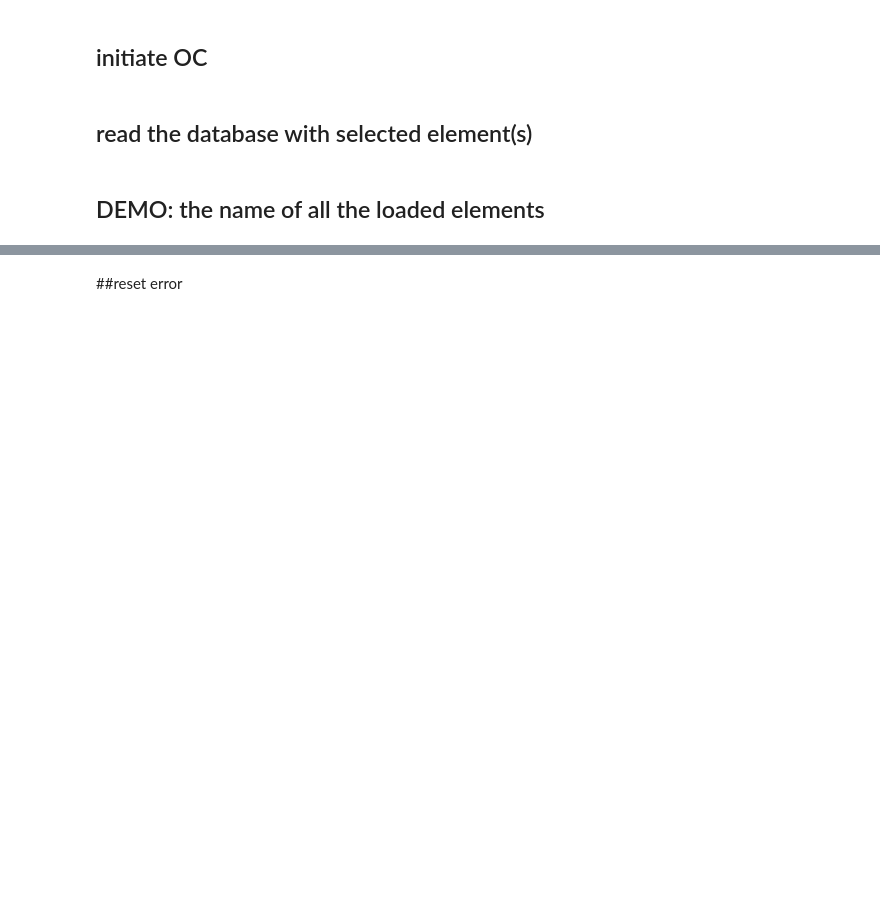
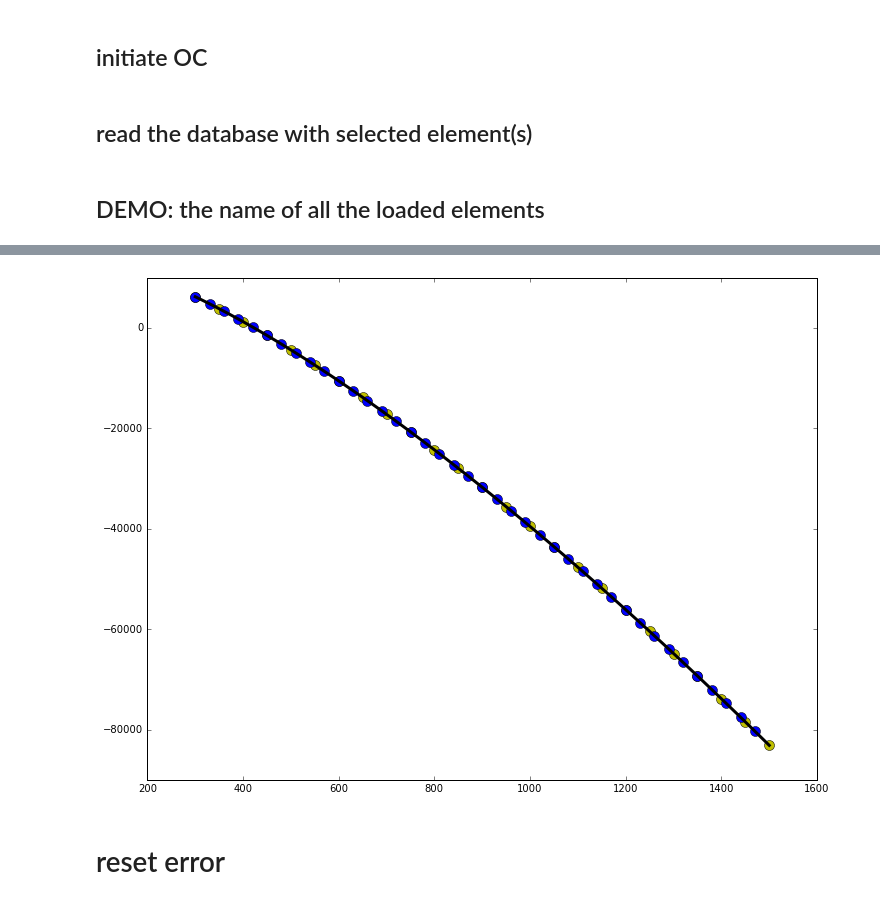
Before and after one commit to dpttw/pyopencalphad, a Jupyter notebook: OCpy_example.ipynb, the cells around one changed output, grey strips where cells are left out. Saved outputs shown, nothing was run; the diff lists cells and outputs as text; code cells hidden in the pictures; blank space fills up the shorter version.

```diff
--- a/OCpy_example.ipynb
+++ b/OCpy_example.ipynb
@@ -124,4 +189,15 @@ plt.show()
+# %%
+pyceq_liq = equilibrium(db_, ['FE', 'NI', 'VA'], 'LIQUID', {v.X('NI'): 0.1, v.T: (300, 1500, 30), v.P: 100000})
+
+fig, ax = plt.subplots(figsize=(12, 9))
+ax.plot(T,GM_LIQ,c='k',lw=3,zorder=5)
+ax.plot(tc_liq[:,0],tc_liq[:,1],'o',markersize=10,c='y',markevery=5)
+ax.plot(pyceq_liq['T'],pyceq_liq['GM'][0],'o',markersize=10,c='b')
+
+plt.show()
+# %% [output]
+[figure, added]
 # %% [markdown]
-##reset error
+# reset error
 # %%
 tqrseterr()
```
Also changed, not shown: parts of 30 cells of this notebook, 14 other files.
